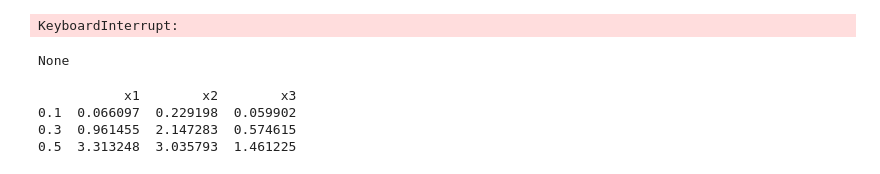
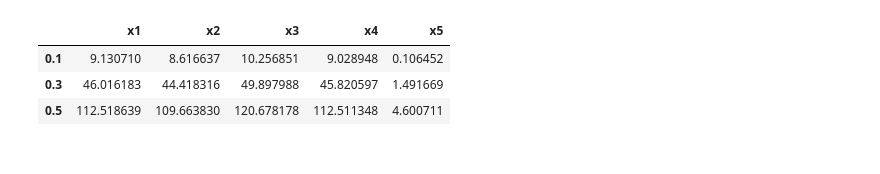
Before and after one commit to Schubydo/msc_code, a Jupyter notebook: SO_Numerical_Experiments/vars.ipynb, the cells around one changed output. Cells and saved outputs as stored; diff of their text form; code cells hidden in the pictures.

```diff
--- a/SO_Numerical_Experiments/vars.ipynb
+++ b/SO_Numerical_Experiments/vars.ipynb
@@ -155,54 +156,37 @@ import numpy as np
 import pandas as pd
 from varstool import VARS, Model
 
-my_parameters = { 'x1': [ -5, 10 ],
-                  'x2': [ -5, 10 ], }
-
-def rosenbrock(x):
-    '''Rosenbrock test function for d=2'''
-    # check whether the input x is a dataframe or list or numpy array
-    if not isinstance(x, (pd.core.frame.DataFrame, pd.core.series.Series, np.ndarray, list)):
-        raise TypeError('`x` must be of type pandas.DataFrame, numpy.ndarray, pd.Series, or list')
-
-    if len(x) != 2:
-        raise ValueError('`x` must have exactly two elements')
-
-    x1 = x[0]
-    x2 = x[1]
-
-    return 100 * (x2 - x1**2)**2 + (1 - x1)**2
+my_parameters = { 'x1': [ -10, 10 ],
+                  'x2': [ -10, 10 ],
+                  'x3': [ -10, 10 ],
+                  'x4': [ -10, 10 ],
+                  'x5': [ -10, 10 ], }
 
 
-rosenbrock_model = Model(rosenbrock)
+levy_model = Model(wrapped_levy_function)
 
 # Initialize the VARS object
 experiment_1 = VARS(parameters     = my_parameters,
                     num_stars      = 100,
                     delta_h        = 0.1,
                     ivars_scales   = (0.1, 0.3, 0.5),
-                    sampler        = 'lhs',
+                    sampler        = 'rnd',
                     seed           = 123456789,
-                    model          = rosenbrock_model,
+                    model          = levy_model,
                     bootstrap_flag = True,
                     bootstrap_size = 100,
                     bootstrap_ci   = 0.9,
-                    grouping_flag  = True,
-                    num_grps       = 2,
                     report_verbose = True,
                     )
 
 # Run the analysis
-results = vars.run_online()
+experiment_1.run_online()
-# %% [output]
-KeyboardInterrupt:
-# %%
-print(results)
-# %% [output]
-None
-# %%
-print(experiment_1.ivars)
-# %% [output]
-           x1        x2        x3
-0.1  0.066097  0.229198  0.059902
-0.3  0.961455  2.147283  0.574615
-0.5  3.313248  3.035793  1.461225
+# %%
+import matplotlib.pyplot as plt
+cols = experiment_1.parameters.keys()
+experiment_1.ivars[cols]
+# %% [output]
+|  | x1 | x2 | x3 | x4 | x5 |
+| 0.1 | 9.130710 | 8.616637 | 10.256851 | 9.028948 | 0.106452 |
+| 0.3 | 46.016183 | 44.418316 | 49.897988 | 45.820597 | 1.491669 |
+| 0.5 | 112.518639 | 109.663830 | 120.678178 | 112.511348 | 4.600711 |
```
Also changed, not shown: parts of 4 cells of this notebook, 3 other files.
